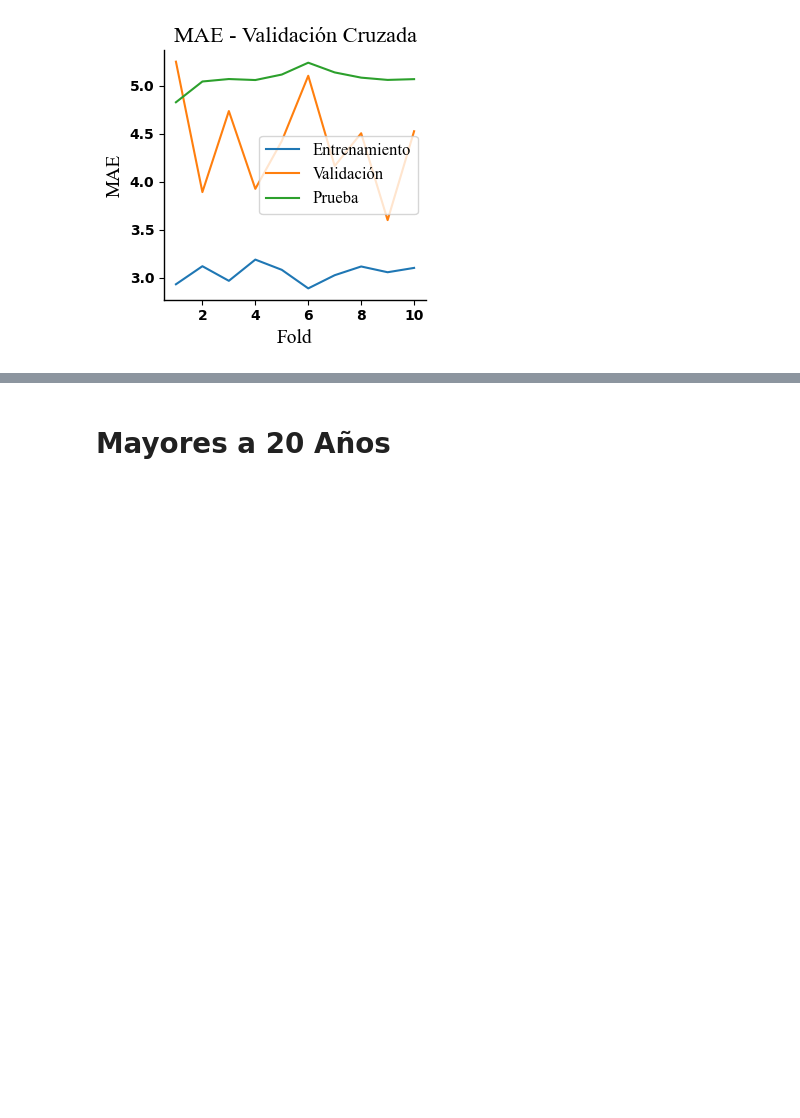
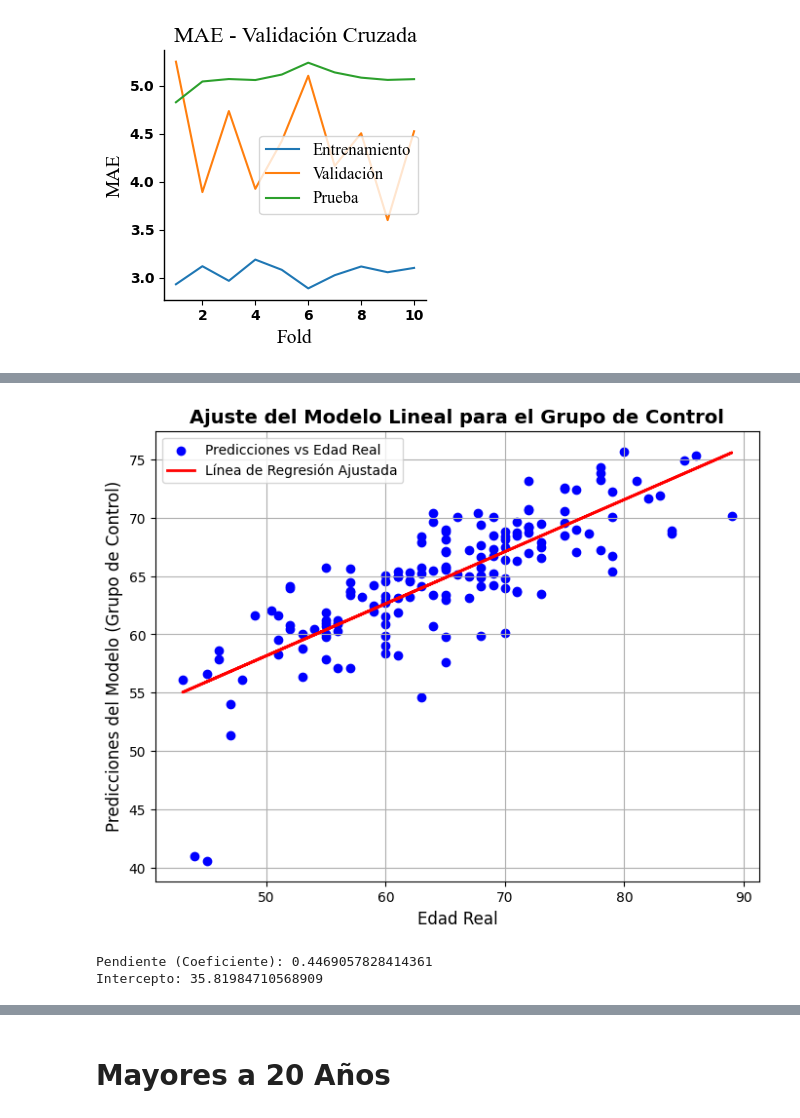
Before and after one commit to carrielfelipe/Brain_Age, a Jupyter notebook: Diagnosis/Brain_Age_Diagnosis_.ipynb, the cells around one changed output, grey strips where cells are left out. Cells and saved outputs as stored; diff of their text form; code cells hidden in the pictures; blank space fills up the shorter version.

```diff
--- a/Diagnosis/Brain_Age_Diagnosis_.ipynb
+++ b/Diagnosis/Brain_Age_Diagnosis_.ipynb
@@ -243,0 +267,38 @@ plt.show()
+# %%
+import numpy as np
+import matplotlib.pyplot as plt
+from sklearn.linear_model import LinearRegression
+
+# Convertir las Series a arrays de NumPy y ajustar el modelo lineal
+y_test_array = xgb_model.y_test.values.reshape(-1, 1)  # Convertir a array NumPy y reescalar
+y_pred_test_cn_array = y_pred_test_cn.reshape(-1, 1)  # Convertir a array NumPy y reescalar
+
+# Ajustar el modelo lineal al grupo de control
+control_model = LinearRegression()
+control_model.fit(y_test_array,y_pred_test_cn.reshape(-1, 1))
+
+# Predicciones del modelo ajustado para el grupo de control
+y_pred_control_fit = control_model.predict(y_test_array)
+
+# Crear el gráfico de la línea de regresión
+plt.figure(figsize=(8, 6))
+plt.scatter(xgb_model.y_test, y_pred_test_cn, color='blue', label='Predicciones vs Edad Real')
+plt.plot(xgb_model.y_test, y_pred_control_fit, color='red', linewidth=2, label='Línea de Regresión Ajustada')
+
+plt.title('Ajuste del Modelo Lineal para el Grupo de Control', fontsize=14, fontweight='bold')
+plt.xlabel('Edad Real', fontsize=12)
+plt.ylabel('Predicciones del Modelo (Grupo de Control)', fontsize=12)
+plt.legend()
+plt.grid(True)
+plt.show()
+
+# Obtener la pendiente (coeficiente) y el intercepto
+coef = control_model.coef_
+intercept = control_model.intercept_
+
+print(f'Pendiente (Coeficiente): {coef[0][0]}')
+print(f'Intercepto: {intercept[0]}')
+# %% [output]
+[figure, added]
+Pendiente (Coeficiente): 0.4469057828414361
+Intercepto: 35.81984710568909
```
Also changed, not shown: parts of 22 cells of this notebook, 34 other files.
